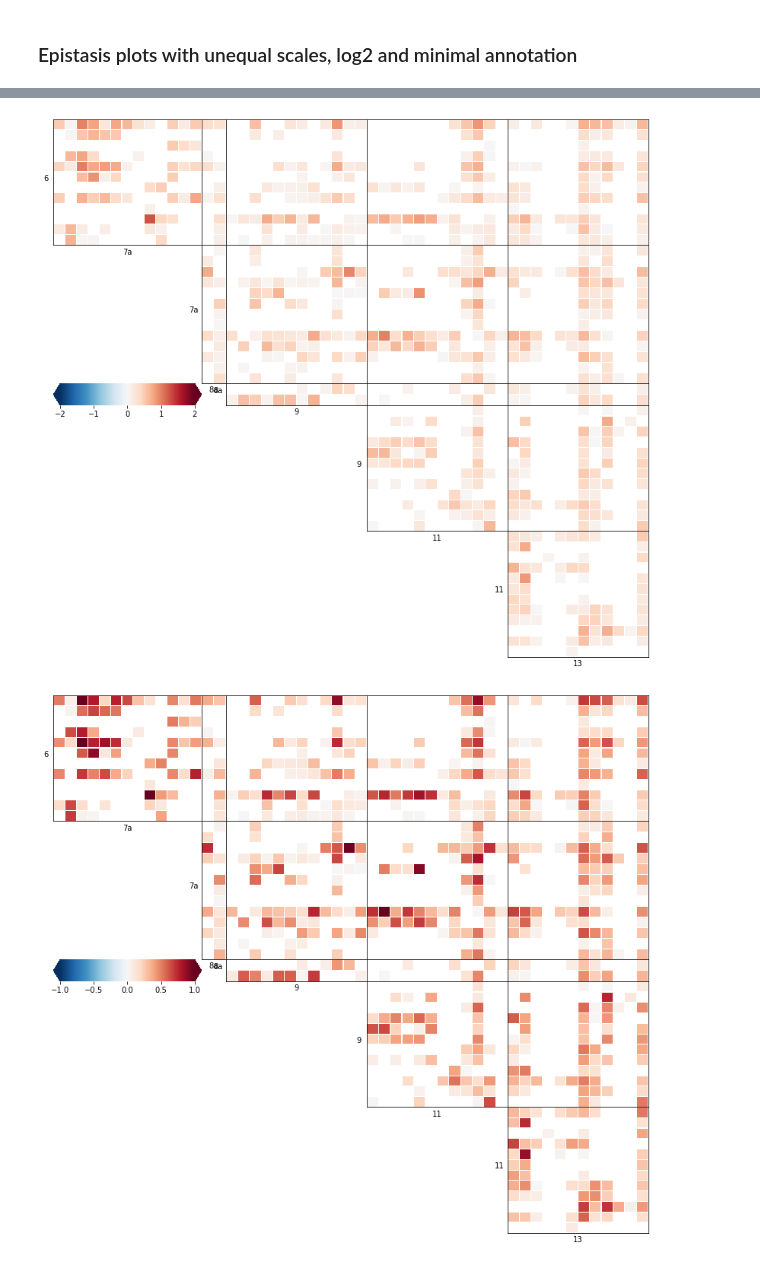
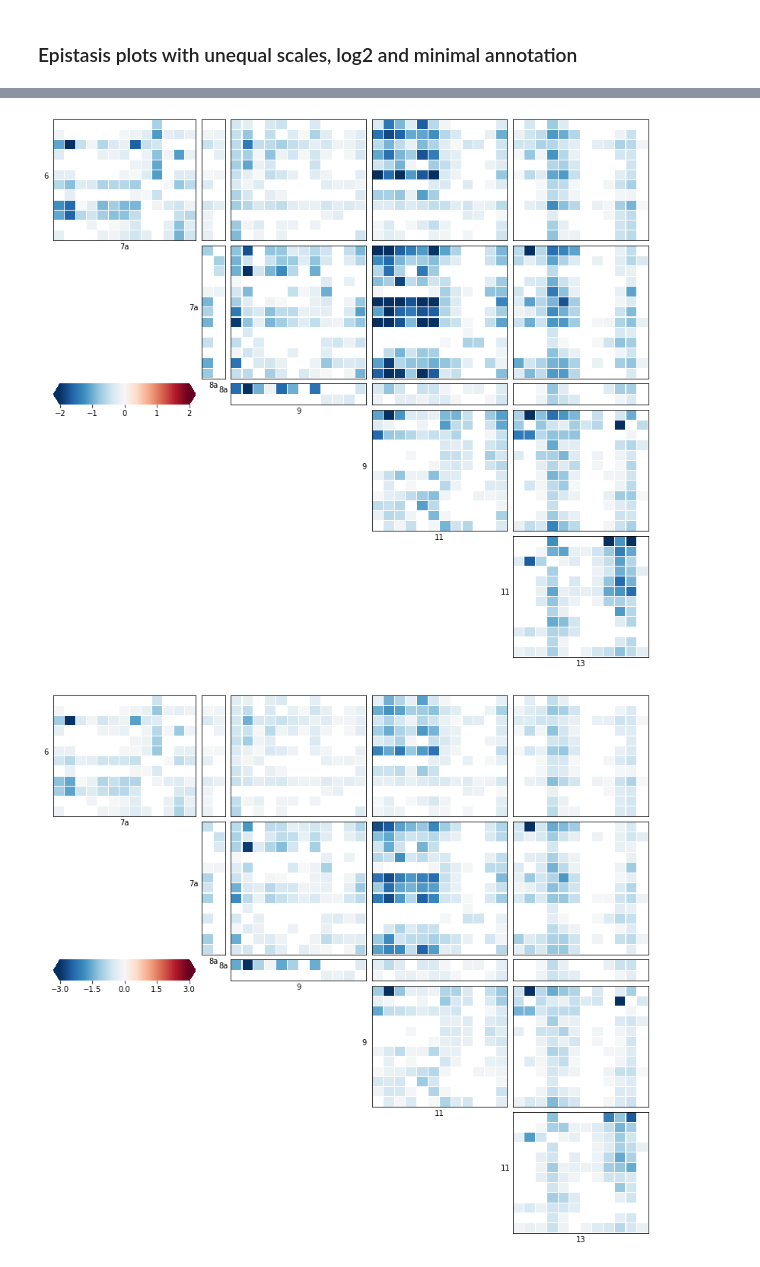
Before and after one commit to MayaPetek/InDelScanner, a Jupyter notebook: Results_Remkes/Heatmaps.ipynb, the cells around one changed output, grey strips where cells are left out. Cells and saved outputs as stored; diff of their text form; code cells hidden in the pictures.

```diff
--- a/Results_Remkes/Heatmaps.ipynb
+++ b/Results_Remkes/Heatmaps.ipynb
@@ -347,8 +358,12 @@ log_col_dfs = {}
 for posA in valid_pos:
     log_col_dfs[posA] = {}
     for posB in valid_pos:
-        log_col_dfs[posA][posB] = (cross_dfs[posA][posB]/(cross_dfs[posA][posB].sum()/cross_dfs[posA][posB].astype(bool).sum(axis=0))).apply(np.log10)
+        top_df = joint_count_dfs[posA][posB] # the joint count of a, b co-occurrence
+        bottom_df = joint_count_dfs[posA][posB].sum()/joint_count_dfs[posA][posB].astype(bool).sum(axis=0)
+        log_col_dfs[posA][posB] = (top_df/bottom_df).apply(np.log2)
 # %%
+crange=[-3,3]
+
 fig, axes = plt.subplots(6, 6, figsize=(18,18),
                         gridspec_kw={'width_ratios': [2,2.2,0.4,2,2,2],'height_ratios': [2,2.2,0.4,2,2,2]})
 
@@ -370,7 +385,7 @@ for a in range(len(valid_pos)): # a = row index, running from 0 to 4
 
 
 plt.tight_layout()
-#plt.savefig('2D_conditional_heatmap_-1to1.svg')
+plt.savefig('2D_conditional_heatmap_log2_-3to3.png', dpi=300)
 plt.show()
 # %% [output]
 [figure]
@@ -465,14 +478,17 @@ cross_e['6']['P']['7a']['G']
 Suggestive of anchorage effects in I/L in positions 7a, 9 and 11, and MVIW in 13.
 # %% [markdown]
 ### Epistasis plots with unequal scales, log2 and minimal annotation
+# %%
+joint_freq_dfs, log_freq_dfs = get_joint_log_dfs(joint_count_dfs, np.log2)
 # %%
-def epistasis_plots(ax_lims, log_function=np.log10, filt=None, fname=''):
+def epistasis_plots(joint_freq_dfs, ax_lims, log_function=np.log10, filt=None, fname=''):
     """
     df_replace: df[df < 0],
     """
+
     fig, axes = plt.subplots(5, 5, figsize=(14,13),
                              gridspec_kw={'height_ratios': [2,2.2,0.35,2,2],'width_ratios': [2.1,0.35,2,2,2],
-                                          'wspace':0, 'hspace':0})
+                                          'wspace':0.05, 'hspace':0.05})
     mi_lim = ax_lims
     cbar_ticks = [ax_lims[0], ax_lims[0]/2, 0, ax_lims[1]/2, ax_lims[1]]
 
@@ -486,7 +502,7 @@ def epistasis_plots(ax_lims, log_function=np.log10, filt=None, fname=''):
                 axes[a][b-1].axis('off')
                 continue
             ax = axes[a][b-1]
-            df = (joint_dfs[posA][posB]/mi_ideal_dfs[posA][posB]).apply(log_function)
+            df = (joint_freq_dfs[posA][posB]/mi_ideal_dfs[posA][posB]).apply(log_function)
 
             if filt == 'Positive':
                 df[df < 0] = np.nan
@@ -516,6 +532,6 @@ def epistasis_plots(ax_lims, log_function=np.log10, filt=None, fname=''):
     axes[2][0].axis('on')
 
     #plt.tight_layout()
-    plt.savefig(fname)
+    plt.savefig(fname, transparent=True)
 
     plt.show()
@@ -522,8 +542,8 @@ def epistasis_plots(ax_lims, log_function=np.log10, filt=None, fname=''):
 # %%
-epistasis_plots((-2, 2), log_function=np.log2, filt='Positive', fname='Epistasis_top_log2_-2to2.svg')
+epistasis_plots(joint_freq_dfs, (-2, 2), log_function=np.log2, filt='Negative', fname='Epistasis_top_log2_-2to2_neg.svg')
 # %% [output]
-[figure, old version]
+[figure, new version]
 # %%
-epistasis_plots((-1, 1), log_function=np.log2, filt='Positive', fname='Epistasis_top_log2_-1to1.svg')
+epistasis_plots(joint_freq_dfs, (-3, 3), log_function=np.log2, filt='Negative', fname='Epistasis_top_log2_-3to3_neg.svg')
 # %% [output]
-[figure, old version]
+[figure, new version]
```
Also changed, not shown: parts of 33 cells of this notebook.
